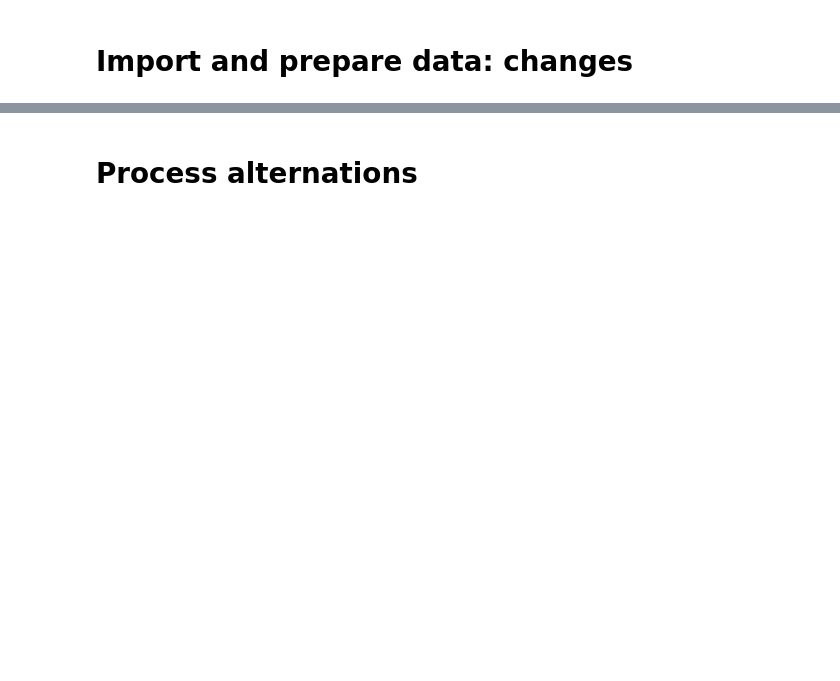
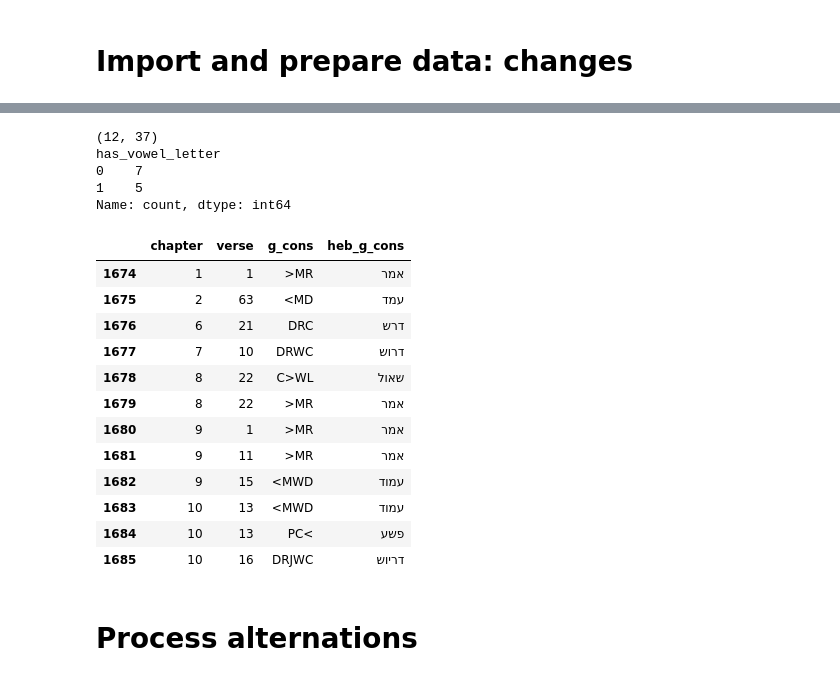
Before and after one commit to MartijnNaaijer/hebrew_spelling_variation, a Jupyter notebook: notebooks/block_spelling_and_rapid_alternation.ipynb, the cells around one changed output, grey strips where cells are left out. Drawn from its saved outputs; the diff is of its cells as text; code cells hidden in the pictures; blank space fills up the shorter version.

```diff
--- a/notebooks/block_spelling_and_rapid_alternation.ipynb
+++ b/notebooks/block_spelling_and_rapid_alternation.ipynb
@@ -216,3 +250,30 @@ data size: 1376
+# %%
+mt_ptca = import_mt_data(data_folder, 'infc_qal_triliteral.csv')
+book_ptca = mt_ptca[mt_ptca['book2'] == 'Ezra']
+print(book_ptca.shape)
+print(book_ptca.value_counts('has_vowel_letter'))
+list(book_ptca.has_vowel_letter)
+
+book_ptca[['chapter', 'verse', 'g_cons', 'heb_g_cons']]
+# %% [output]
+(12, 37)
+has_vowel_letter
+0    7
+1    5
+Name: count, dtype: int64
+|  | chapter | verse | g_cons | heb_g_cons |
+| 1674 | 1 | 1 | >MR | אמר |
+| 1675 | 2 | 63 | <MD | עמד |
+| 1676 | 6 | 21 | DRC | דרש |
+| 1677 | 7 | 10 | DRWC | דרוש |
+| 1678 | 8 | 22 | C>WL | שאול |
+| 1679 | 8 | 22 | >MR | אמר |
+| 1680 | 9 | 1 | >MR | אמר |
+| 1681 | 9 | 11 | >MR | אמר |
+| 1682 | 9 | 15 | <MWD | עמוד |
+| 1683 | 10 | 13 | <MWD | עמוד |
+| 1684 | 10 | 13 | PC< | פשע |
+| 1685 | 10 | 16 | DRJWC | דריוש |
 # %% [markdown]
  # Process alternations
 # %%
```
Also changed, not shown: parts of 9 cells of this notebook, 58 other files.
